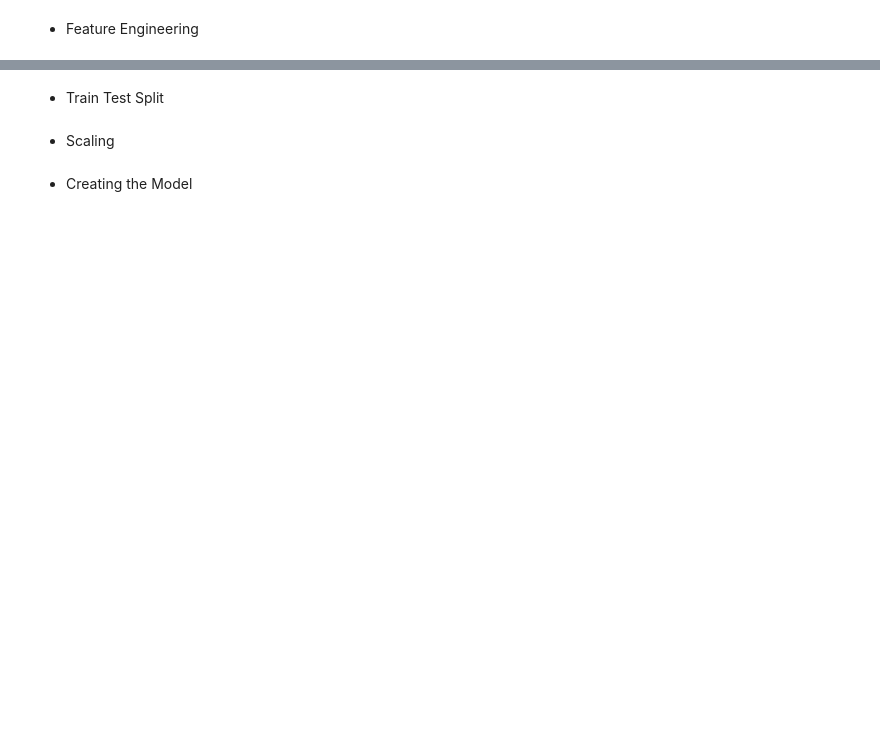
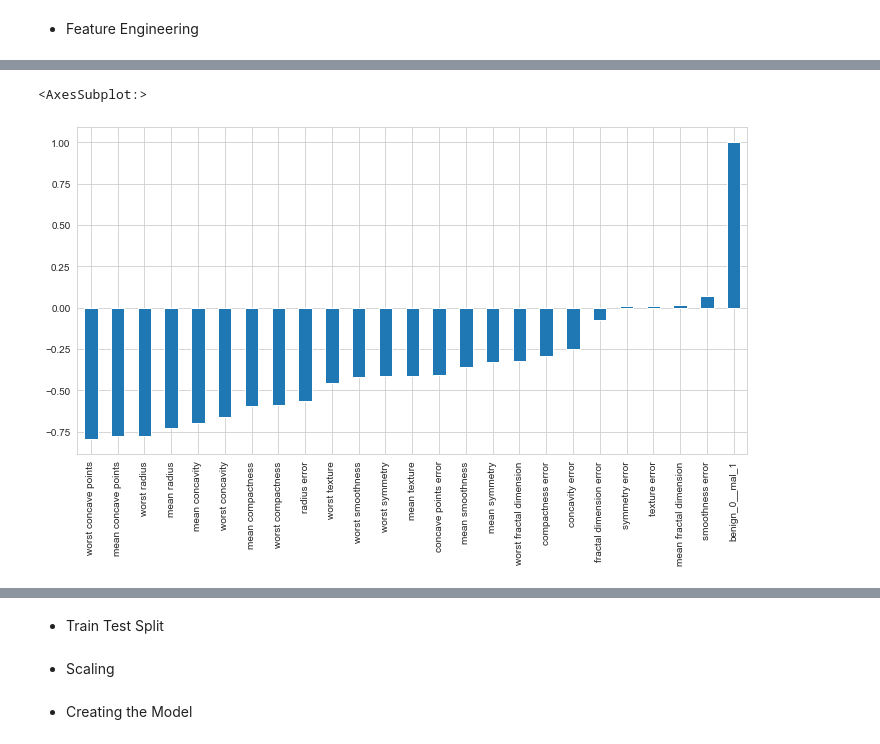
Before and after one commit to Ertugrul-Kurubal/Deep-Learning, a Jupyter notebook: In Class/3-Keras Classification In Class 4.ipynb, the cells around one changed output, grey strips where cells are left out. Drawn from its saved outputs; the diff is of its cells as text; code cells hidden in the pictures; blank space fills up the shorter version.

```diff
--- a/In Class/3-Keras Classification In Class 4.ipynb
+++ b/In Class/3-Keras Classification In Class 4.ipynb
@@ -31,2 +99,6 @@ import matplotlib.pyplot as plt
 # %% [markdown]
 * Feature Engineering
+# %%
+drop_list = ["mean area", "mean perimeter", "worst area", "worst perimeter","perimeter error","area error"]
+# %%
+df.drop(drop_list, axis=1, inplace=True)
@@ -32,0 +129,5 @@ import matplotlib.pyplot as plt
+# %%
+df.corr()['benign_0__mal_1'].sort_values().plot(kind='bar')
+# %% [output]
+<AxesSubplot:>
+[figure, added]
```
Also changed, not shown: parts of 27 cells of this notebook.
